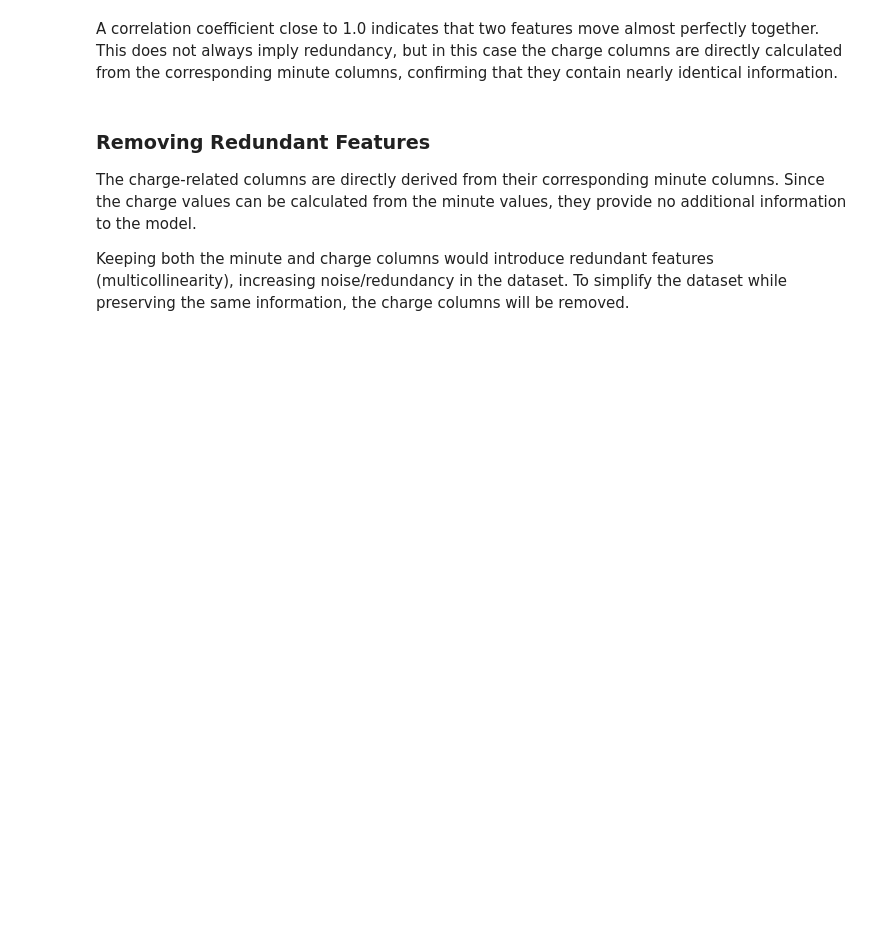
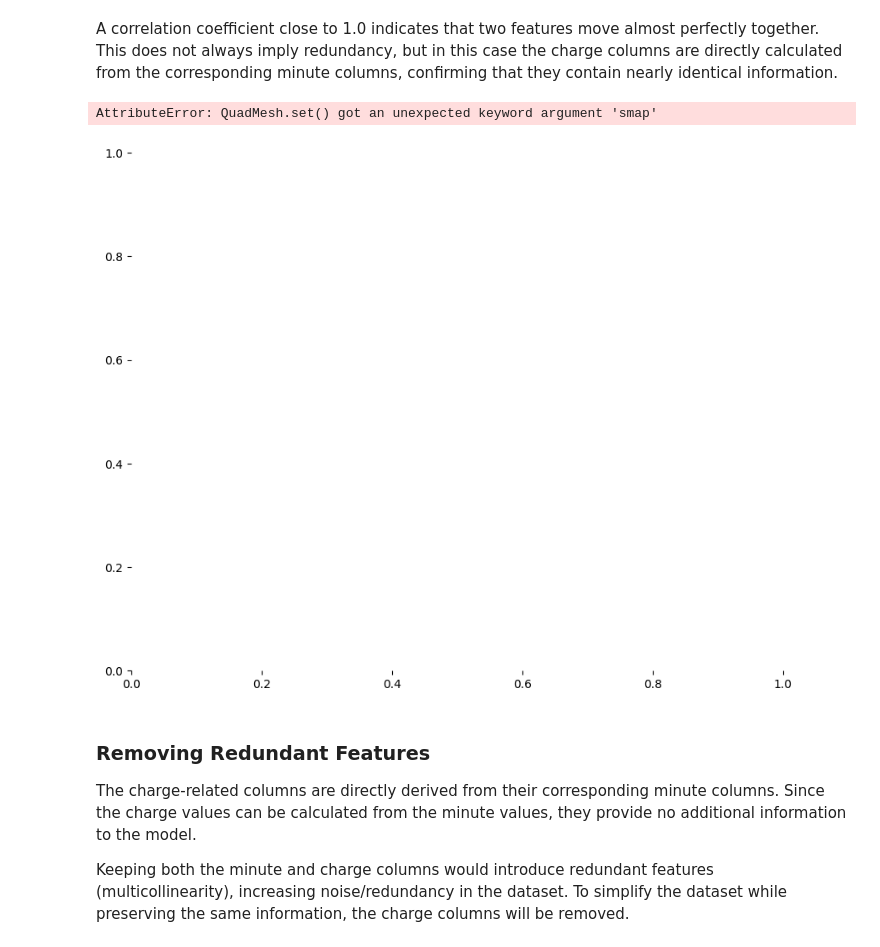
Before and after one commit to notduey/ChurnML, a Jupyter notebook: notebooks/level_1/task_1/task_1_data_preprocessing.ipynb, the cells around one changed output. Saved outputs shown, nothing was run; the diff lists cells and outputs as text; code cells hidden in the pictures; blank space fills up the shorter version.

Commit message:
Add visualization for collinear features

```diff
--- a/notebooks/level_1/task_1/task_1_data_preprocessing.ipynb
+++ b/notebooks/level_1/task_1/task_1_data_preprocessing.ipynb
@@ -218,6 +218,25 @@ df[collinear_cols].corr()
 | Total intl charge | -0.010934 | -0.010938 | -0.006947 | -0.006955 | -0.008510 | ... |
 # %% [markdown]
 A correlation coefficient close to 1.0 indicates that two features move almost perfectly together. This does not always imply redundancy, but in this case the charge columns are directly calculated from the corresponding minute columns, confirming that they contain nearly identical information.
+# %%
+import matplotlib.pyplot as plt
+import seaborn as sns
+
+# Visualize correlations between potentially redundant features
+plt.figure(figsize=(10, 8))
+
+sns.heatmap(
+    df[collinear_cols].corr(),
+    annot=True,
+    fmt=".2f", # formatting
+    cmap="coolwarm"
+)
+
+plt.title("Correlation Heatmap of Potentially Redundant Features")
+plt.show()
+# %% [output]
+AttributeError: QuadMesh.set() got an unexpected keyword argument 'smap'
+[figure, added]
 # %% [markdown]
 ### Removing Redundant Features
 
```
